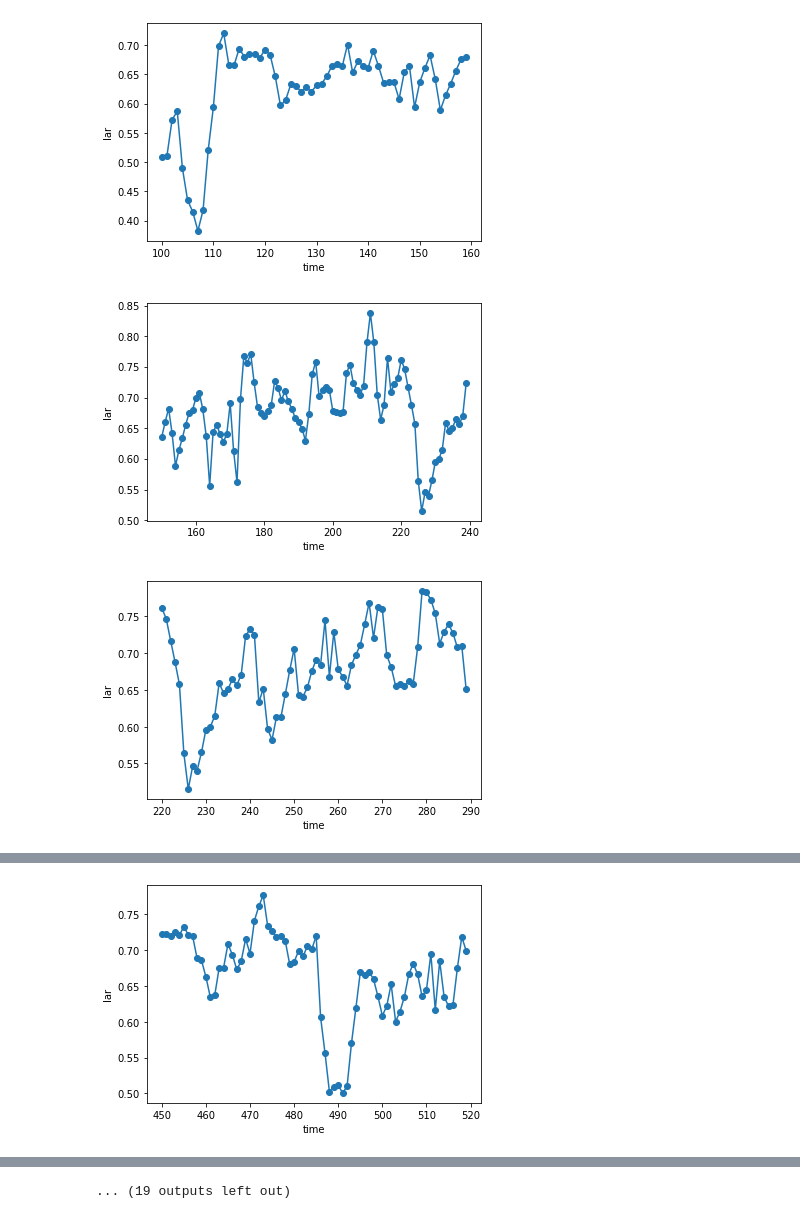
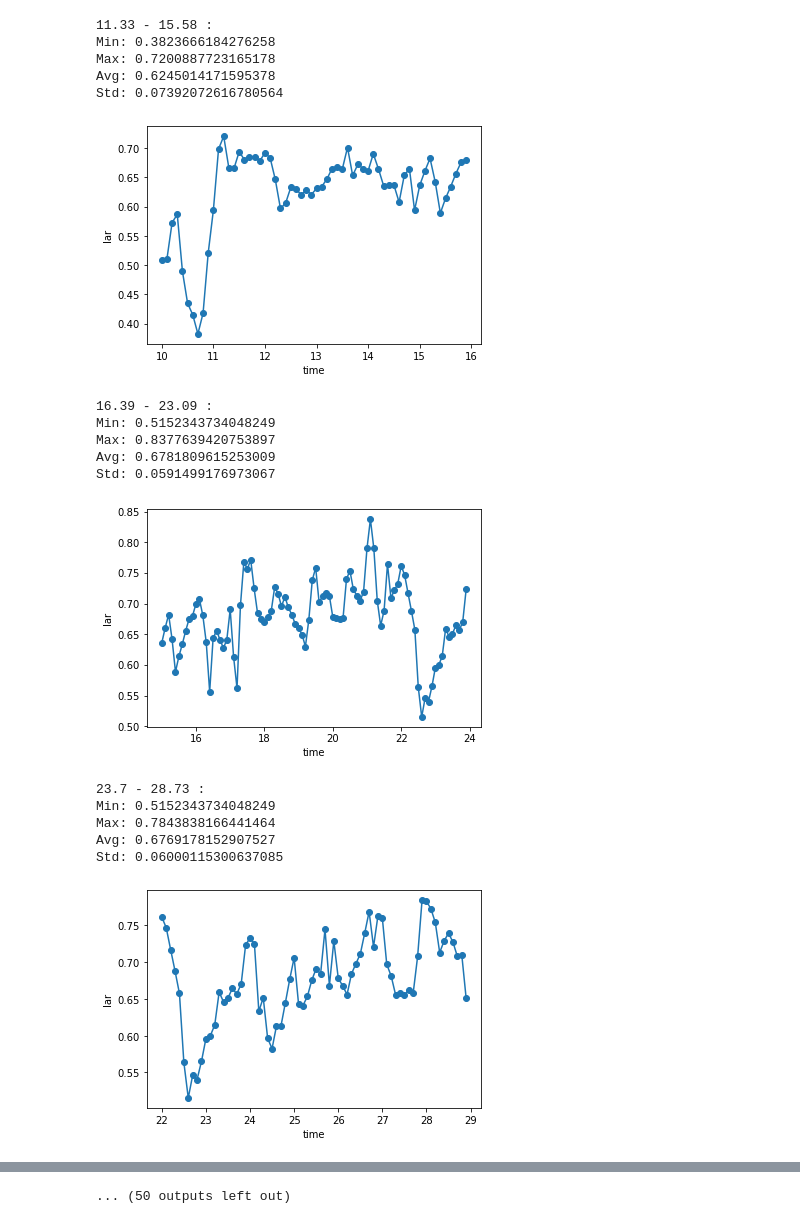
Before and after one commit to visionshao/LipMotionDetection, a Jupyter notebook: test.ipynb, the cells around one changed output, grey strips where cells are left out. Cells and saved outputs as stored; diff of their text form; code cells hidden in the pictures.

```diff
--- a/test.ipynb
+++ b/test.ipynb
@@ -90,3 +94,18 @@ def process_frame(frame):
             cv2.putText(frame, "Mouth is Open!", (30, 60), cv2.FONT_HERSHEY_SIMPLEX, 0.7, (0, 0, 255), 1)
 
     return Lars, frame
+# %%
+LARs = []
+while (VC.isOpened()):
+    # read frames
+    rval, frame = VC.read()
+    if rval:
+        lar, frame = process_frame(frame)
+        LARs = LARs + lar
+    else:
+        break
+
+plt.figure(figsize=(100,10))
+x = np.arange(len(LARs))
+plt.plot(x, LARs,'-')
+plt.show()
@@ -93,24 +124,44 @@ def process_frame(frame):
 # %%
 for (start, end) in duration:
     t = int(start - 1) * 1000
-    LARs = []
+    Lars = []
     while t < int(end + 1)  * 1000:
         VC.set(cv2.CAP_PROP_POS_MSEC, t)
         rval, frame = VC.read()
         if rval:
             lar, frame = process_frame(frame)
             # plt.imshow(frame)
         else:
             lar = [0]
-        LARs = LARs + lar
+        Lars = Lars + lar
         t += 100
 
-    x = np.arange(int(start - 1) * 10, int(end + 1) * 10)
-    plt.plot(x, LARs,'o-')
+    print(start, '-', end, ':')
+    print('Min:', min(Lars))
+    print('Max:', max(Lars))
+    print('Avg:', np.mean(Lars))
+    print('Std:', np.std(Lars))
+    x = np.arange(int(start - 1), int(end + 1), 0.1)
+    plt.plot(x, Lars,'o-')
     plt.xlabel('time')
     plt.ylabel('lar')
     plt.show()
 # %% [output]
+11.33 - 15.58 :
+Min: 0.3823666184276258
+Max: 0.7200887723165178
+Avg: 0.6245014171595378
+Std: 0.07392072616780564
-[figure, old version]
+[figure, new version]
+16.39 - 23.09 :
+Min: 0.5152343734048249
+Max: 0.8377639420753897
+Avg: 0.6781809615253009
+Std: 0.0591499176973067
-[figure, old version]
+[figure, new version]
+23.7 - 28.73 :
+Min: 0.5152343734048249
+Max: 0.7843838166441464
+Avg: 0.6769178152907527
+Std: 0.06000115300637085
-[figure, old version]
+[figure, new version]
@@ -120 +185,0 @@ for (start, end) in duration:
-[figure, removed]
@@ -126 +186 @@ for (start, end) in duration:
-... (19 outputs left out)
+... (50 outputs left out)
```
Also changed, not shown: parts of 4 cells of this notebook, 1 other file.
